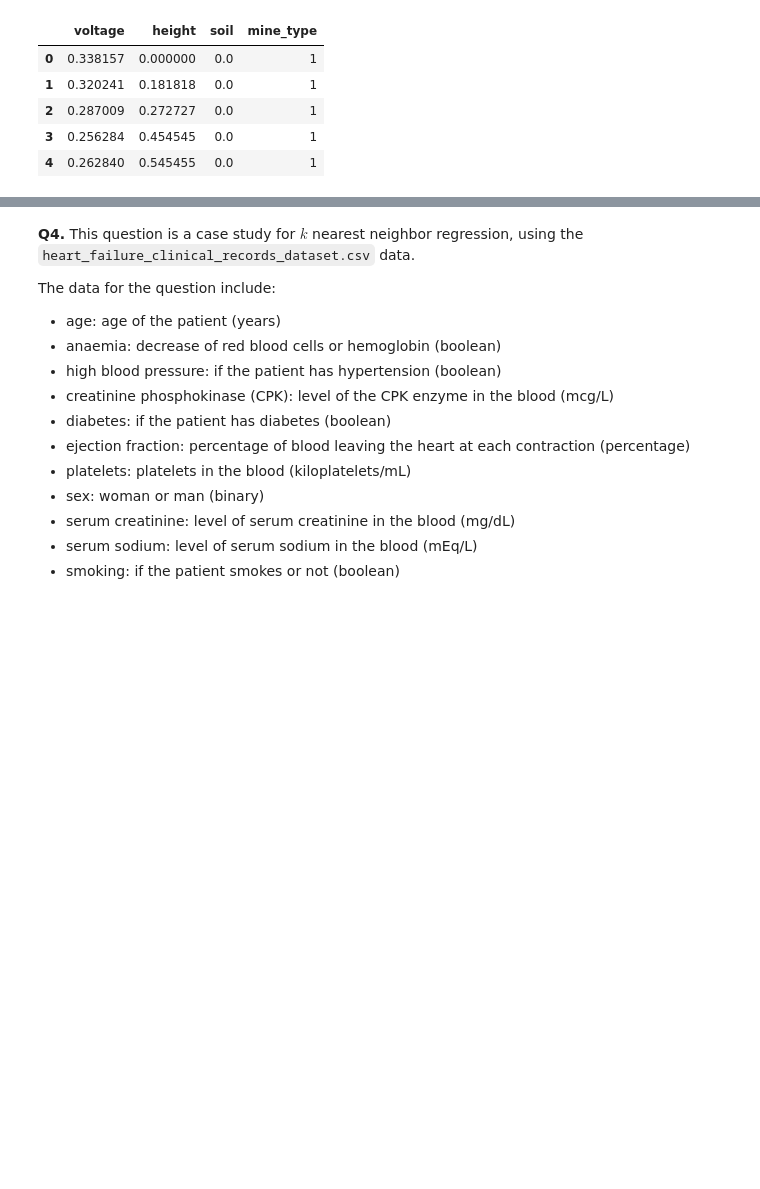
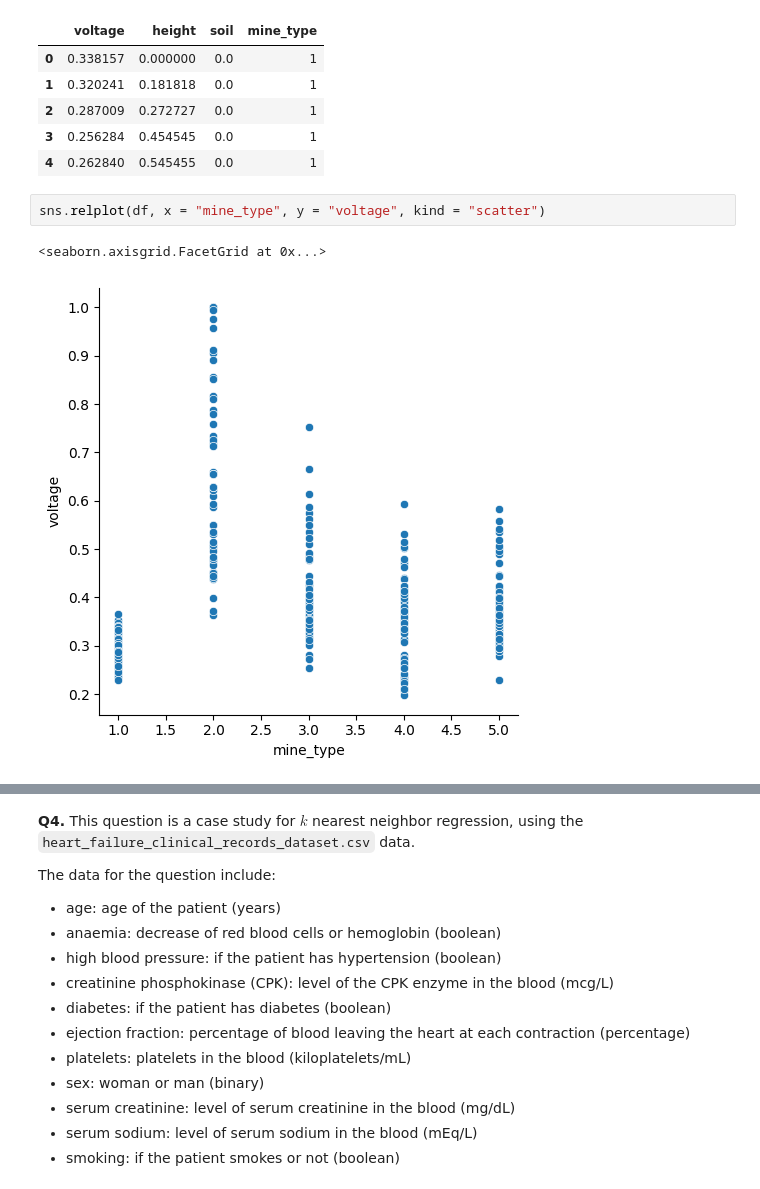
Before and after one commit to fortunecookie040/undergrad_ml_assignments, a Jupyter notebook: 02_assignment_knn.ipynb, the cells around one changed output, grey strips where cells are left out. Cells and saved outputs as stored; diff of their text form; blank space fills up the shorter version.

```diff
--- a/02_assignment_knn.ipynb
+++ b/02_assignment_knn.ipynb
@@ -43,3 +209,8 @@ df.head()
 | 2 | 0.287009 | 0.272727 | 0.0 | 1 |
 | 3 | 0.256284 | 0.454545 | 0.0 | 1 |
 | 4 | 0.262840 | 0.545455 | 0.0 | 1 |
+# %%
+sns.relplot(df, x = "mine_type", y = "voltage", kind = "scatter")
+# %% [output]
+<seaborn.axisgrid.FacetGrid at 0x...>
+[figure, added]
```
Also changed, not shown: parts of 27 cells of this notebook.
